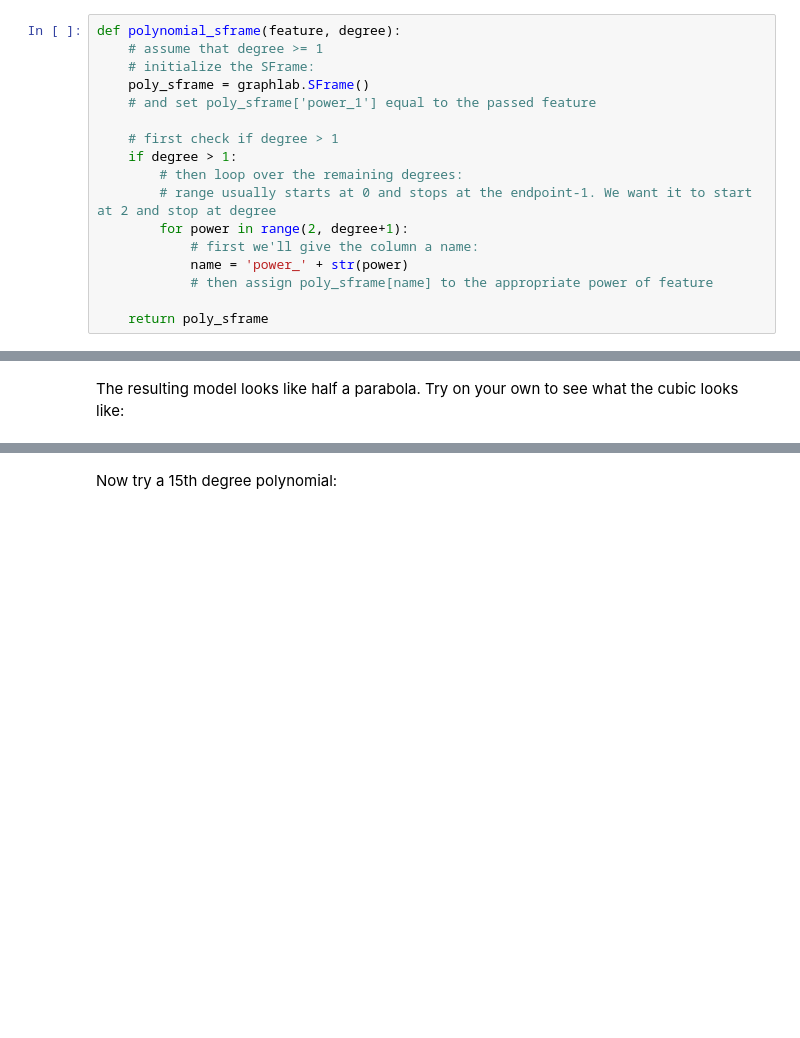
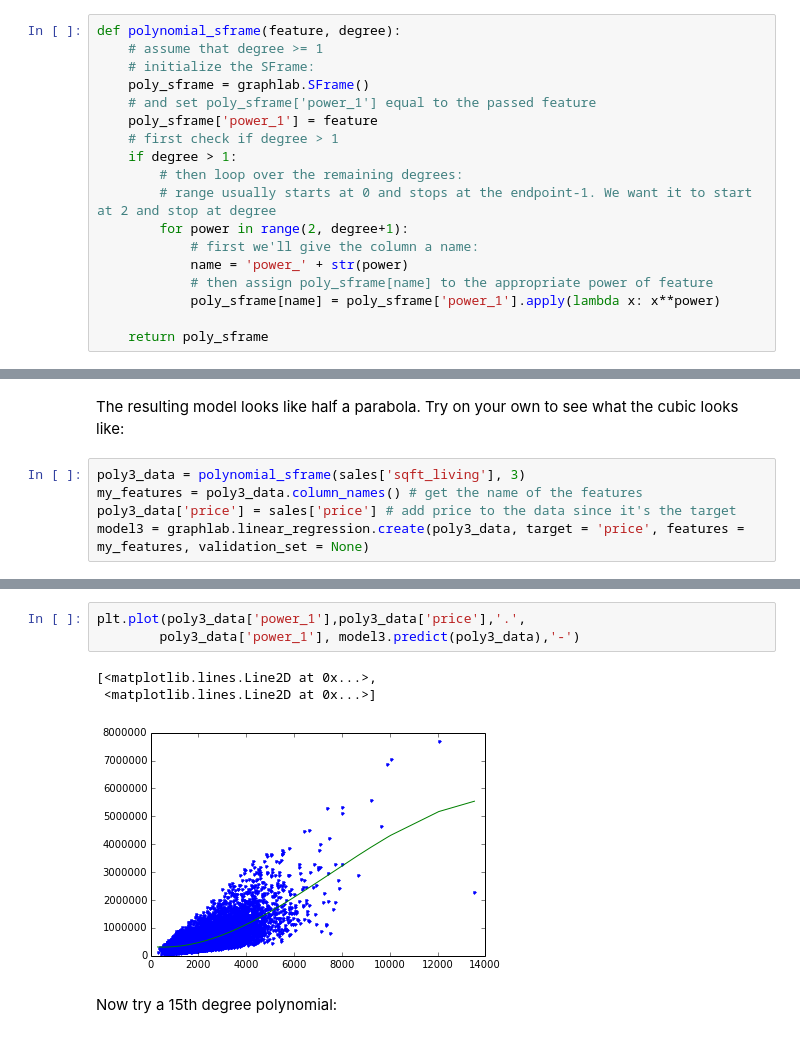
Before and after one commit to danielcs88/courseraMLspecialization, a Jupyter notebook: Regression/Mike's week-3-polynomial-regression-assignment.ipynb, the cells around one changed output, grey strips where cells are left out. Drawn from its saved outputs; the diff is of its cells as text; blank space fills up the shorter version.

```diff
--- a/Regression/Mike's week-3-polynomial-regression-assignment.ipynb
+++ b/Regression/Mike's week-3-polynomial-regression-assignment.ipynb
@@ -57,7 +57,7 @@ def polynomial_sframe(feature, degree):
     # initialize the SFrame:
     poly_sframe = graphlab.SFrame()
     # and set poly_sframe['power_1'] equal to the passed feature
-
+    poly_sframe['power_1'] = feature
     # first check if degree > 1
     if degree > 1:
         # then loop over the remaining degrees:
@@ -66,6 +66,7 @@ def polynomial_sframe(feature, degree):
             # first we'll give the column a name:
             name = 'power_' + str(power)
             # then assign poly_sframe[name] to the appropriate power of feature
+            poly_sframe[name] = poly_sframe['power_1'].apply(lambda x: x**power)
 
     return poly_sframe
 # %% [markdown]
@@ -125,2 +178,7 @@ plt.plot(poly2_data['power_1'],poly2_data['price'],'.',
 # %% [markdown]
 The resulting model looks like half a parabola. Try on your own to see what the cubic looks like:
+# %%
+poly3_data = polynomial_sframe(sales['sqft_living'], 3)
+my_features = poly3_data.column_names() # get the name of the features
+poly3_data['price'] = sales['price'] # add price to the data since it's the target
+model3 = graphlab.linear_regression.create(poly3_data, target = 'price', features = my_features, validation_set = None)
@@ -127,2 +210,9 @@ The resulting model looks like half a parabola. Try on your own to see what the
+# %%
+plt.plot(poly3_data['power_1'],poly3_data['price'],'.',
+        poly3_data['power_1'], model3.predict(poly3_data),'-')
+# %% [output]
+[<matplotlib.lines.Line2D at 0x...>,
+ <matplotlib.lines.Line2D at 0x...>]
+[figure, added]
 # %% [markdown]
 Now try a 15th degree polynomial:
```
Also changed, not shown: parts of 18 cells of this notebook.
